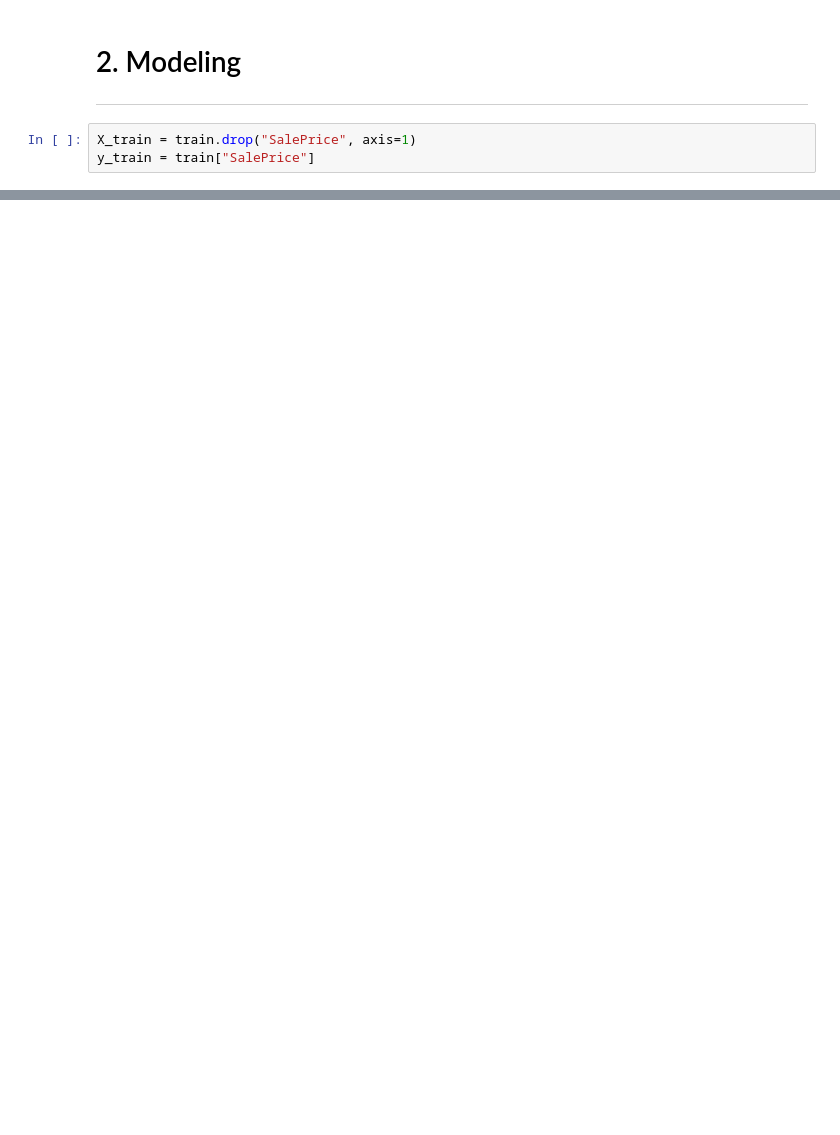
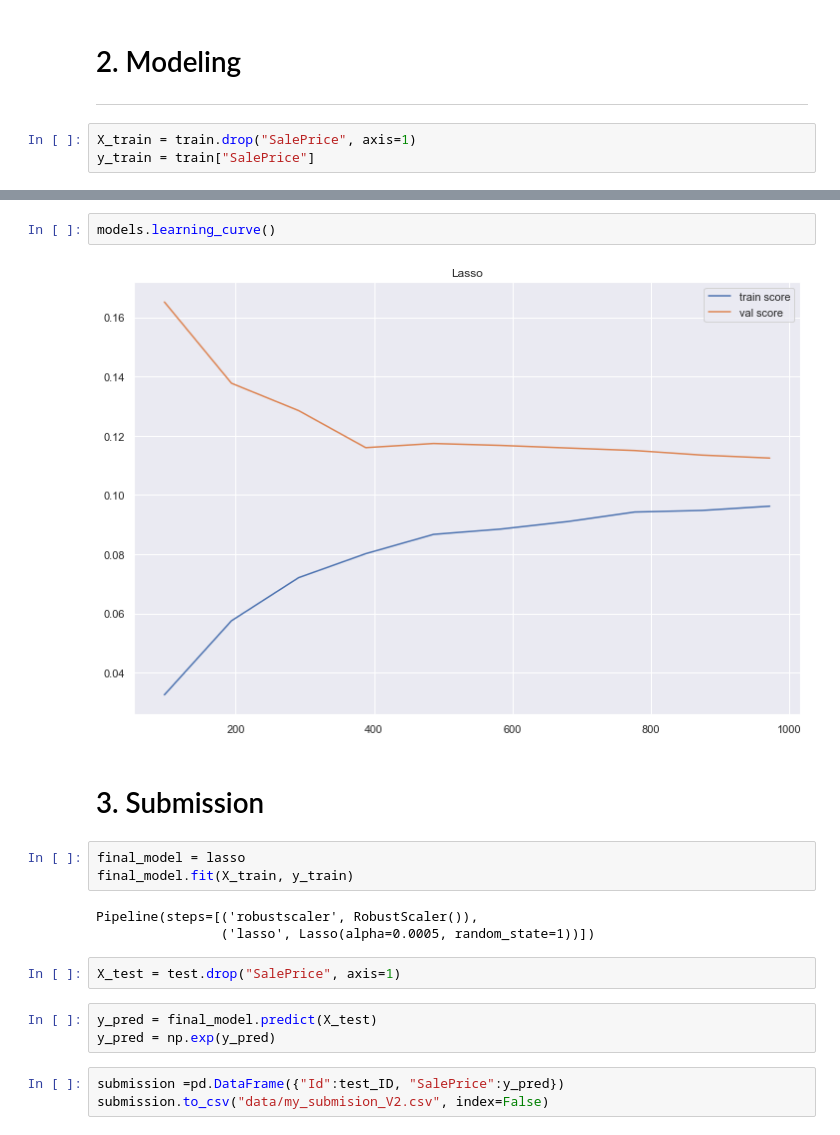
Before and after one commit to axelearning/CS_portfolio, a Jupyter notebook: machine_learning/house_prices_regression/V2.ipynb, the cells around one changed output, grey strips where cells are left out. Drawn from its saved outputs; the diff is of its cells as text; blank space fills up the shorter version.

Commit message:
2nd Submision Kaggle competition Top92% -> Top29%

```diff
--- a/machine_learning/house_prices_regression/V2.ipynb
+++ b/machine_learning/house_prices_regression/V2.ipynb
@@ -547,0 +548,20 @@ KNN-----------------> 1.05 (+/-0.05)
+# %%
+models.learning_curve()
+# %% [output]
+[figure, added]
+# %% [markdown]
+# 3. Submission
+# %%
+final_model = lasso
+final_model.fit(X_train, y_train)
+# %% [output]
+Pipeline(steps=[('robustscaler', RobustScaler()),
+                ('lasso', Lasso(alpha=0.0005, random_state=1))])
+# %%
+X_test = test.drop("SalePrice", axis=1)
+# %%
+y_pred = final_model.predict(X_test)
+y_pred = np.exp(y_pred)
+# %%
+submission =pd.DataFrame({"Id":test_ID, "SalePrice":y_pred})
+submission.to_csv("data/my_submision_V2.csv", index=False)
```
Also changed, not shown: parts of 32 cells of this notebook, 1 other file.
